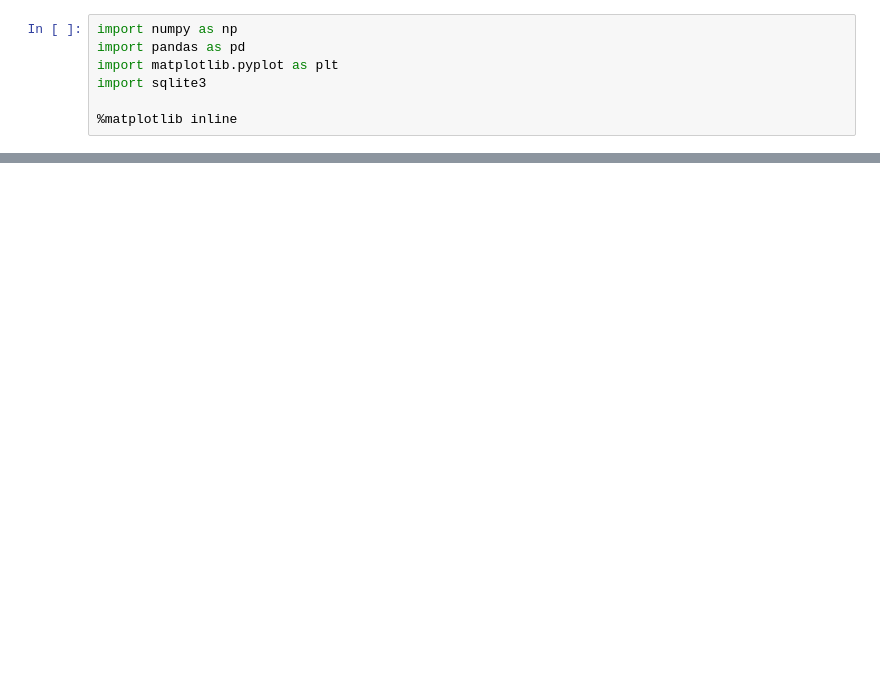
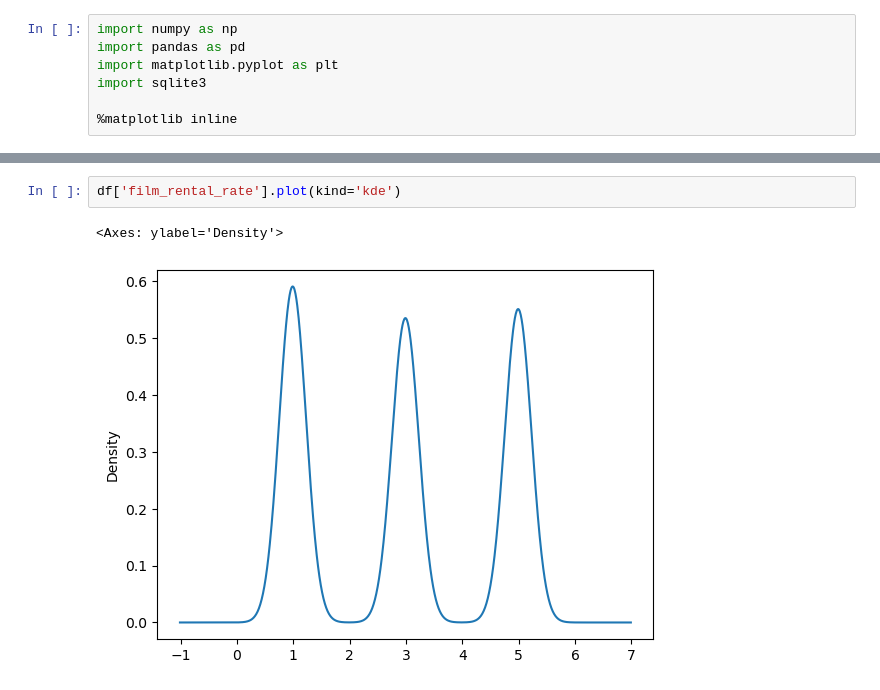
Before and after one commit to RKSRS/Data-Analysis-Example-A-B, a Jupyter notebook: FreeCodeCamp2.ipynb, the cells around one changed output, grey strips where cells are left out. Drawn from its saved outputs; the diff is of its cells as text; blank space fills up the shorter version.

```diff
--- a/FreeCodeCamp2.ipynb
+++ b/FreeCodeCamp2.ipynb
@@ -33,0 +104,5 @@ DatabaseError: Execution failed on sql '
+# %%
+df['film_rental_rate'].plot(kind='kde')
+# %% [output]
+<Axes: ylabel='Density'>
+[figure, added]
```
Also changed, not shown: parts of 57 cells of this notebook, 1 other file.
